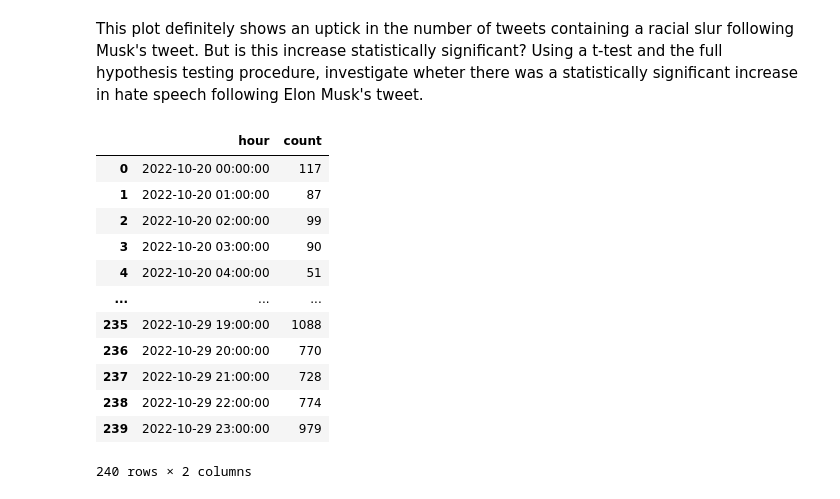
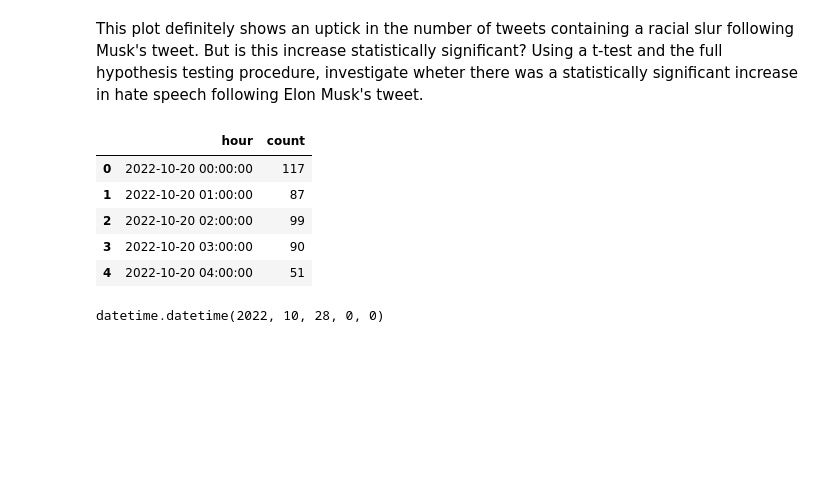
Before and after one commit to kwanyudyson/QM2, a Jupyter notebook: notebooks/W07. Hypothesis Testing.ipynb, the cells around one changed output. Cells and saved outputs as stored; diff of their text form; code cells hidden in the pictures; blank space fills up the shorter version.

```diff
--- a/notebooks/W07. Hypothesis Testing.ipynb
+++ b/notebooks/W07. Hypothesis Testing.ipynb
@@ -350,18 +353,15 @@ plt.gca().xaxis.set_major_formatter(mdates.DateFormatter('%d/%m'))
 # %% [markdown]
 This plot definitely shows an uptick in the number of tweets containing a racial slur following Musk's tweet. But is this increase statistically significant? Using a t-test and the full hypothesis testing procedure, investigate wheter there was a statistically significant increase in hate speech following Elon Musk's tweet.
 # %%
-tweets
+tweets.head()
 # %% [output]
 |  | hour | count |
 | 0 | 2022-10-20 00:00:00 | 117 |
 | 1 | 2022-10-20 01:00:00 | 87 |
 | 2 | 2022-10-20 02:00:00 | 99 |
 | 3 | 2022-10-20 03:00:00 | 90 |
 | 4 | 2022-10-20 04:00:00 | 51 |
-| ... | ... | ... |
-| 235 | 2022-10-29 19:00:00 | 1088 |
-| 236 | 2022-10-29 20:00:00 | 770 |
-| 237 | 2022-10-29 21:00:00 | 728 |
-| 238 | 2022-10-29 22:00:00 | 774 |
-| 239 | 2022-10-29 23:00:00 | 979 |
-240 rows × 2 columns
+# %%
+tweet
+# %% [output]
+datetime.datetime(2022, 10, 28, 0, 0)
```
Also changed, not shown: parts of 15 cells of this notebook.
